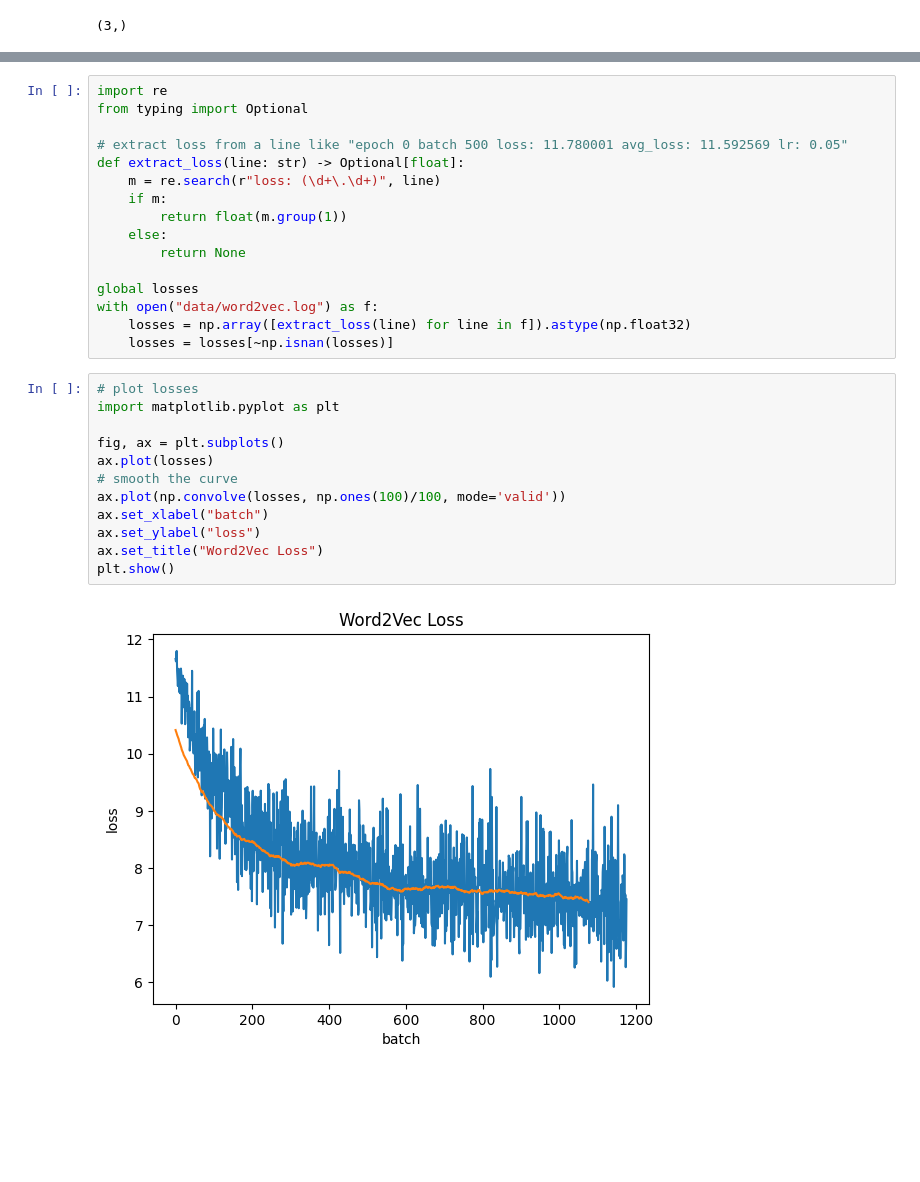
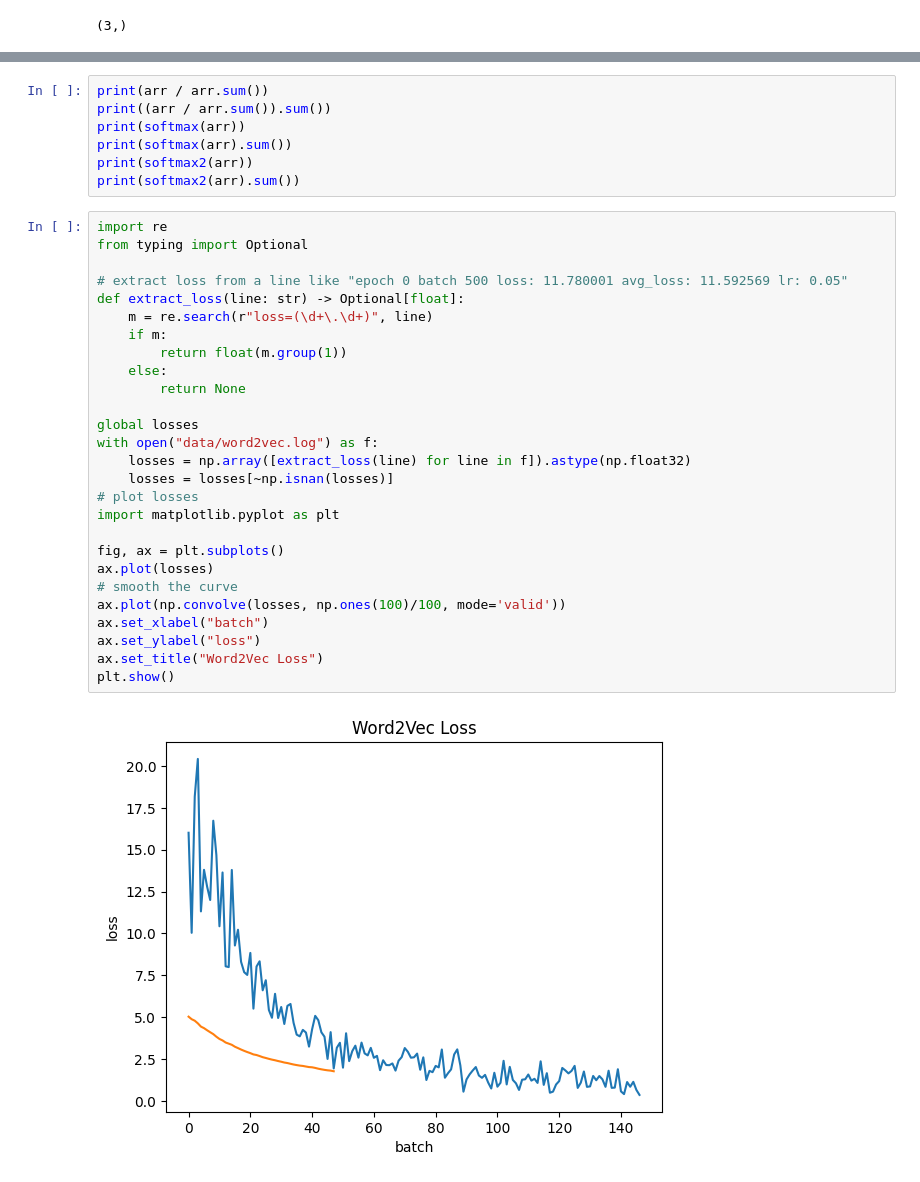
Before and after one commit to rksm/word-embeddings-playground, a Jupyter notebook: scratch.ipynb, the cells around one changed output, grey strips where cells are left out. Cells and saved outputs as stored; diff of their text form; blank space fills up the shorter version.

```diff
--- a/scratch.ipynb
+++ b/scratch.ipynb
@@ -31,30 +17,36 @@ print(softmax2(arr).sum())
-# %%
-import re
-from typing import Optional
-
-# extract loss from a line like "epoch 0 batch 500 loss: 11.780001 avg_loss: 11.592569 lr: 0.05"
-def extract_loss(line: str) -> Optional[float]:
-    m = re.search(r"loss: (\d+\.\d+)", line)
-    if m:
-        return float(m.group(1))
-    else:
-        return None
-
-global losses
-with open("data/word2vec.log") as f:
-    losses = np.array([extract_loss(line) for line in f]).astype(np.float32)
-    losses = losses[~np.isnan(losses)]
+# %%
+print(arr / arr.sum())
+print((arr / arr.sum()).sum())
+print(softmax(arr))
+print(softmax(arr).sum())
+print(softmax2(arr))
+print(softmax2(arr).sum())
 # %%
+import re
+from typing import Optional
+
+# extract loss from a line like "epoch 0 batch 500 loss: 11.780001 avg_loss: 11.592569 lr: 0.05"
+def extract_loss(line: str) -> Optional[float]:
+    m = re.search(r"loss=(\d+\.\d+)", line)
+    if m:
+        return float(m.group(1))
+    else:
+        return None
+
+global losses
+with open("data/word2vec.log") as f:
+    losses = np.array([extract_loss(line) for line in f]).astype(np.float32)
+    losses = losses[~np.isnan(losses)]
 # plot losses
 import matplotlib.pyplot as plt
 
 fig, ax = plt.subplots()
 ax.plot(losses)
 # smooth the curve
 ax.plot(np.convolve(losses, np.ones(100)/100, mode='valid'))
 ax.set_xlabel("batch")
 ax.set_ylabel("loss")
 ax.set_title("Word2Vec Loss")
 plt.show()
 # %% [output]
-[figure, old version]
+[figure, new version]
```
Also changed, not shown: parts of 1 cell of this notebook, 7 other files.
